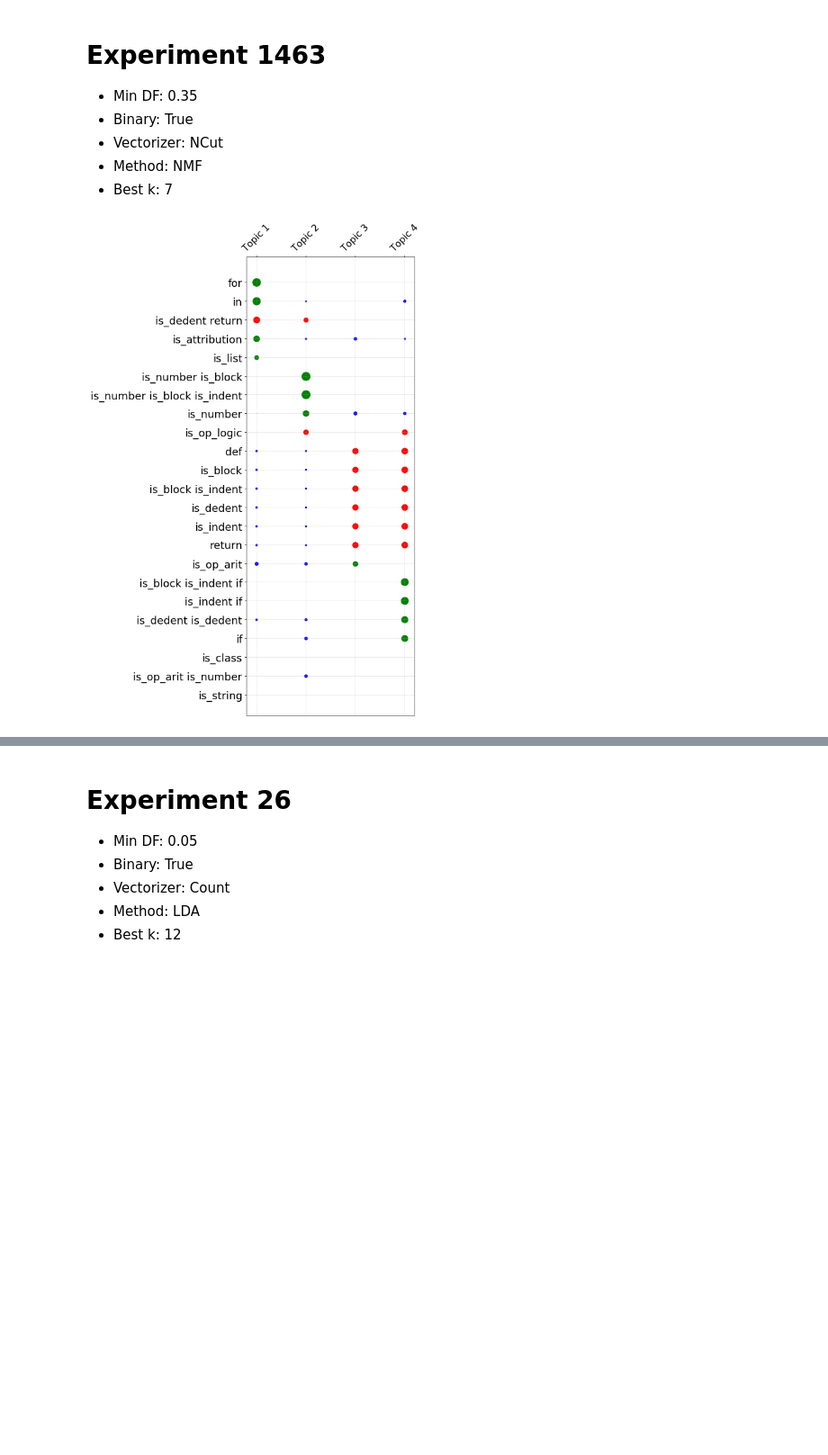
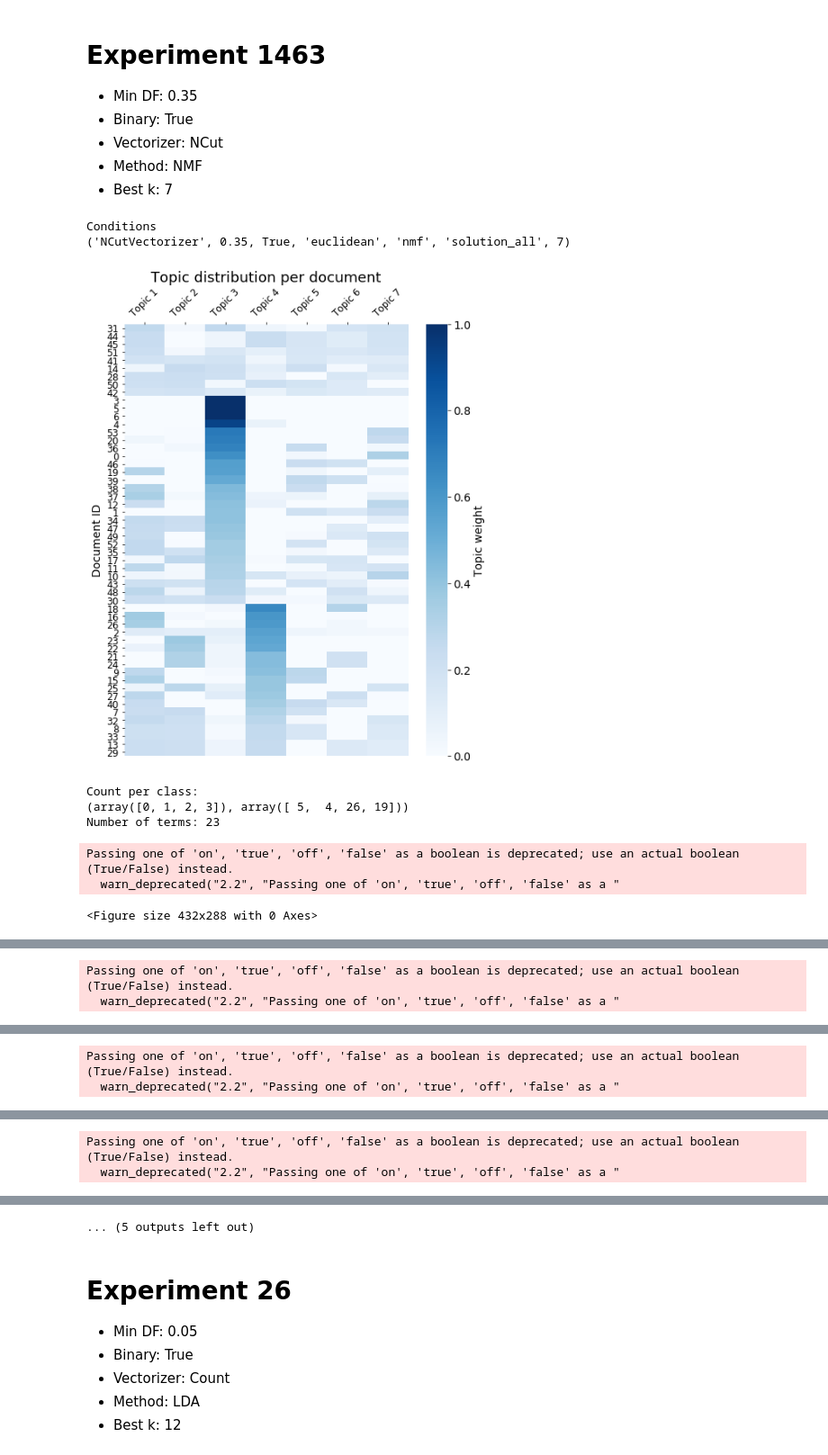
Before and after one commit to MachineTeachingEdu/machine-teaching, a Jupyter notebook: machineteaching/Analyzing BEST solutions 2019_01_01.ipynb, the cells around one changed output, grey strips where cells are left out. Shown at 90% size. Drawn from its saved outputs; the diff is of its cells as text; code cells hidden in the pictures; blank space fills up the shorter version.

```diff
--- a/machineteaching/Analyzing BEST solutions 2019_01_01.ipynb
+++ b/machineteaching/Analyzing BEST solutions 2019_01_01.ipynb
@@ -84,7 +84,7 @@ Got 54 documents
 # Connect to DB
 # %%
 connection = psycopg2.connect(user = "machineteaching",
-                                  password = "***REMOVED***",
+                                  password = "vw_$Z^vBgn?7H{z4",
                                   host = "localhost",
 #                                   port = "5432",
                                   database = "machineteaching")
@@ -116,7 +116,7 @@ def analyze(solutions, where_items, exp_id):
 
     savefig='problems_20190101_%s_%s_exp_%s_%s_document_topic_distribution' % (method, clustering.seed,
                                                                                    exp_id, clustering.k)
-    clustering.plot_topic_distribution(title="Document distribution per topic", ylabel="Document ID", savefig=savefig)
+    clustering.plot_topic_distribution(title="Topic distribution per document", ylabel="Document ID", savefig=savefig, cmap='Blues')
 
     print("Count per class:")
     clusters = clustering.document_topic.argmax(axis=1)
@@ -374,18 +374,26 @@ def LDAvis(solutions, where_items, model, R=0):
 - Best k: 7
 # %%
 # Get experiment conditions
-# exp_id = 1463
-# where_items = get_where_items(exp_id)
-# print("Conditions")
-# print(where_items[0][0:7])
+exp_id = 1463
+where_items = get_where_items(exp_id)
+print("Conditions")
+print(where_items[0][0:7])
 
-# clustering, method, feature_names, model = analyze(solutions, where_items, exp_id)
-# print("Number of terms: %d" % clustering.X.shape[1])
-# sample, y = plot_reduction(clustering, method, exp_id)
-# pdf(sample, y, clustering, method, exp_id)
-plot_words_per_topic(clustering, feature_names, exp_id, size=200, figsize=(8,12), mark_exclusive=True, topics=list(range(4)))
-# print_top_words(clustering.model, feature_names, 10)
-# panel = LDAvis(solutions, where_items, model, R=0)
-# panel
+clustering, method, feature_names, model = analyze(solutions, where_items, exp_id)
+print("Number of terms: %d" % clustering.X.shape[1])
+sample, y = plot_reduction(clustering, method, exp_id)
+pdf(sample, y, clustering, method, exp_id)
+plot_words_per_topic(clustering, feature_names, exp_id, size=200, figsize=(8,12), mark_exclusive=True, topics=range(4))
+print_top_words(clustering.model, feature_names, 10)
+panel = LDAvis(solutions, where_items, model, R=30)
+panel
 # %% [output]
+Conditions
+('NCutVectorizer', 0.35, True, 'euclidean', 'nmf', 'solution_all', 7)
-[figure, old version]
+[figure, new version]
+Count per class:
+(array([0, 1, 2, 3]), array([ 5,  4, 26, 19]))
+Number of terms: 23
+Passing one of 'on', 'true', 'off', 'false' as a boolean is deprecated; use an actual boolean (True/False) instead.
+  warn_deprecated("2.2", "Passing one of 'on', 'true', 'off', 'false' as a "
+<Figure size 432x288 with 0 Axes>
@@ -391,0 +401,2 @@ plot_words_per_topic(clustering, feature_names, exp_id, size=200, figsize=(8,12)
+Passing one of 'on', 'true', 'off', 'false' as a boolean is deprecated; use an actual boolean (True/False) instead.
+  warn_deprecated("2.2", "Passing one of 'on', 'true', 'off', 'false' as a "
@@ -391,0 +404,2 @@ plot_words_per_topic(clustering, feature_names, exp_id, size=200, figsize=(8,12)
+Passing one of 'on', 'true', 'off', 'false' as a boolean is deprecated; use an actual boolean (True/False) instead.
+  warn_deprecated("2.2", "Passing one of 'on', 'true', 'off', 'false' as a "
@@ -391,0 +407,2 @@ plot_words_per_topic(clustering, feature_names, exp_id, size=200, figsize=(8,12)
+Passing one of 'on', 'true', 'off', 'false' as a boolean is deprecated; use an actual boolean (True/False) instead.
+  warn_deprecated("2.2", "Passing one of 'on', 'true', 'off', 'false' as a "
@@ -392,3 +410,4 @@ plot_words_per_topic(clustering, feature_names, exp_id, size=200, figsize=(8,12)
+... (5 outputs left out)
 # %% [markdown]
 # Experiment 26
 
```
Also changed, not shown: parts of 3 cells of this notebook, 2 other files.
